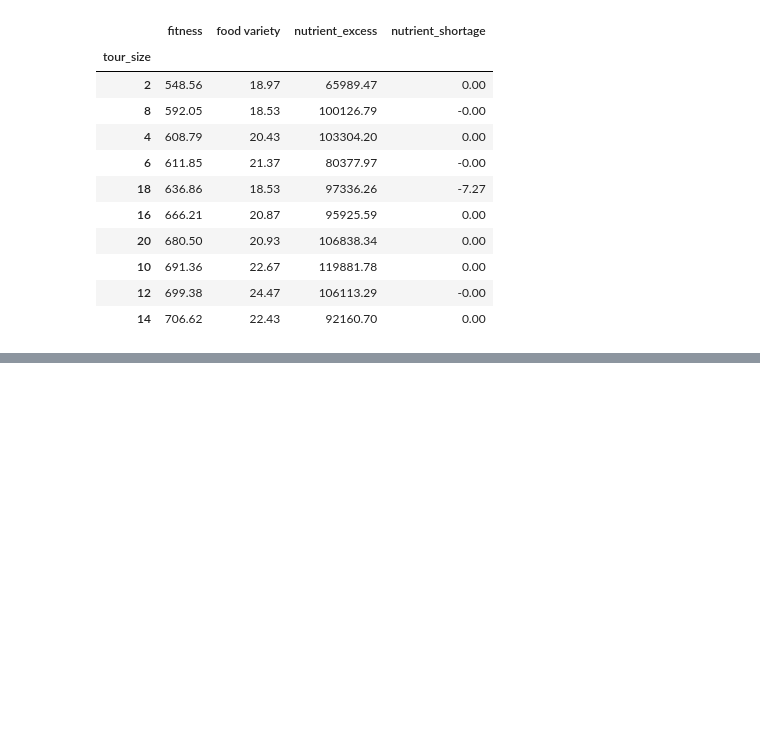
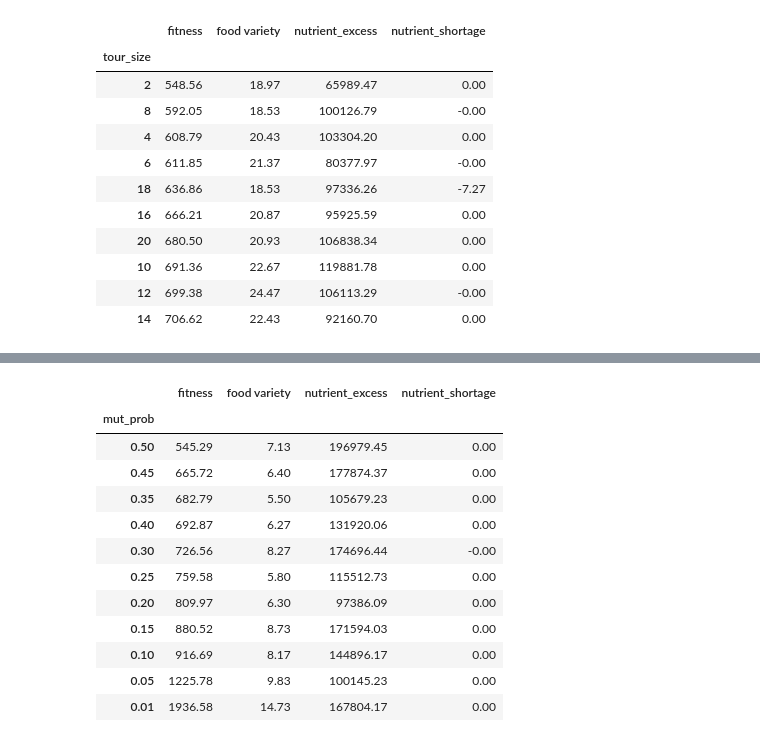
Before and after one commit to DiogoPF/Stigler-Diet, a Jupyter notebook: results/Results Analysis.ipynb, the cells around one changed output, grey strips where cells are left out. Drawn from its saved outputs; the diff is of its cells as text; code cells hidden in the pictures; blank space fills up the shorter version.

```diff
--- a/results/Results Analysis.ipynb
+++ b/results/Results Analysis.ipynb
@@ -579,0 +665,16 @@ solution_appraisal(df=selection_comparison, var_of_interest="selection")
+# %%
+solution_appraisal(df=mutation_prob_comparison, var_of_interest="mut_prob", gen=100)
+# %% [output]
+|  | fitness | food variety | nutrient_excess | nutrient_shortage |
+| mut_prob |  |  |  |  |
+| 0.50 | 545.29 | 7.13 | 196979.45 | 0.00 |
+| 0.45 | 665.72 | 6.40 | 177874.37 | 0.00 |
+| 0.35 | 682.79 | 5.50 | 105679.23 | 0.00 |
+| 0.40 | 692.87 | 6.27 | 131920.06 | 0.00 |
+| 0.30 | 726.56 | 8.27 | 174696.44 | -0.00 |
+| 0.25 | 759.58 | 5.80 | 115512.73 | 0.00 |
+| 0.20 | 809.97 | 6.30 | 97386.09 | 0.00 |
+| 0.15 | 880.52 | 8.73 | 171594.03 | 0.00 |
+| 0.10 | 916.69 | 8.17 | 144896.17 | 0.00 |
+| 0.05 | 1225.78 | 9.83 | 100145.23 | 0.00 |
+| 0.01 | 1936.58 | 14.73 | 167804.17 | 0.00 |
```
Also changed, not shown: parts of 24 cells of this notebook, 9 other files.
